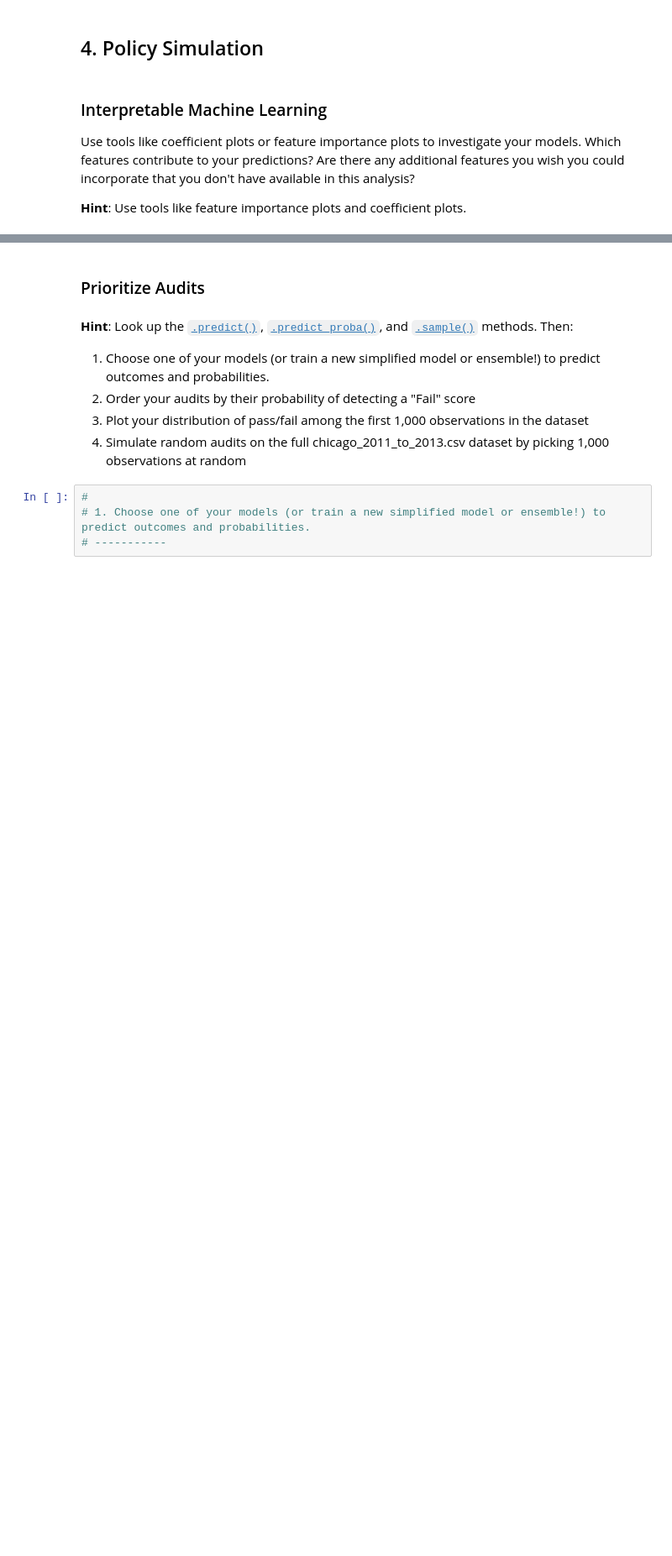
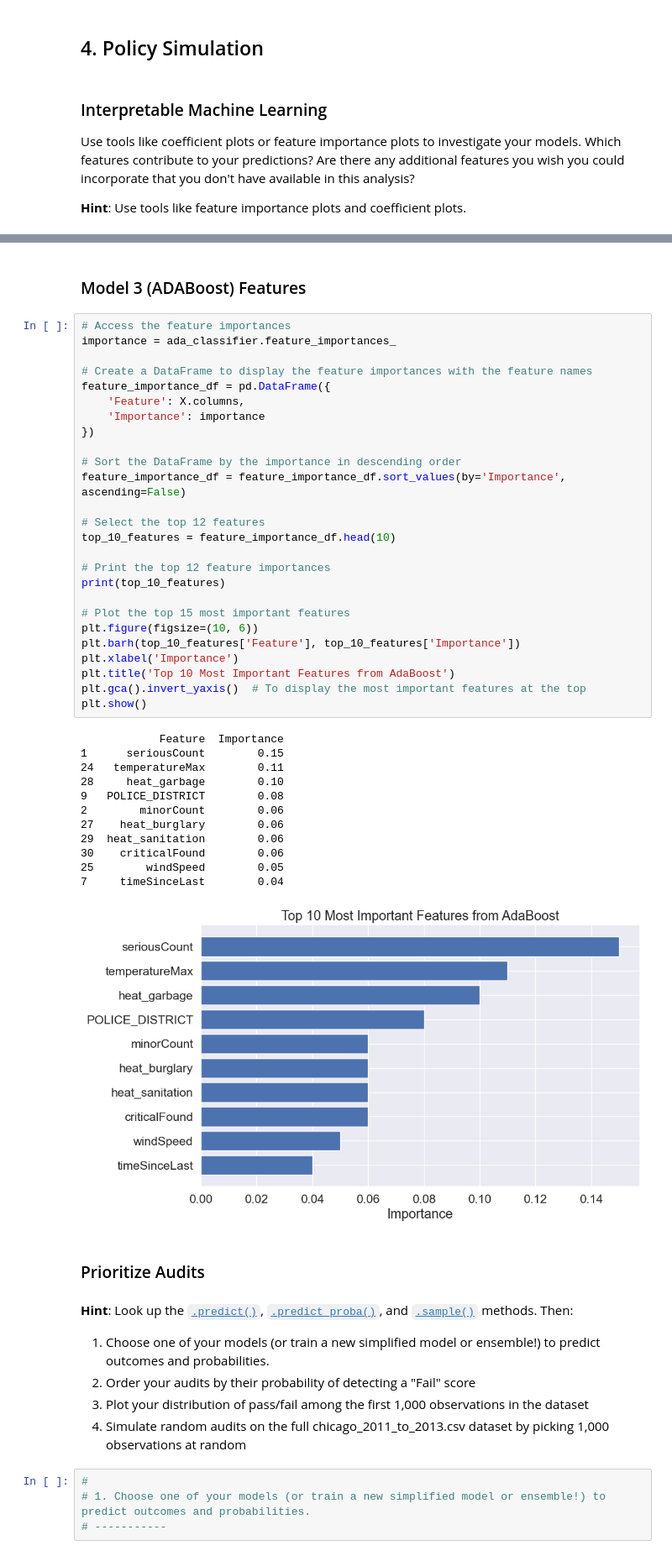
Before and after one commit to taylorgaldi/Computational-Social-Science-Projects, a Jupyter notebook: Project 3/Project 3 Work.ipynb, the cells around one changed output, grey strips where cells are left out. Shown at 84% size. Cells and saved outputs as stored; diff of their text form; blank space fills up the shorter version.

```diff
--- a/Project 3/Project 3 Work.ipynb
+++ b/Project 3/Project 3 Work.ipynb
@@ -783,3 +887,44 @@ chicago_inspections_2011_to_2013.columns
+# %% [markdown]
+### Model 3 (ADABoost) Features
+# %%
+# Access the feature importances
+importance = ada_classifier.feature_importances_
+
+# Create a DataFrame to display the feature importances with the feature names
+feature_importance_df = pd.DataFrame({
+    'Feature': X.columns,
+    'Importance': importance
+})
+
+# Sort the DataFrame by the importance in descending order
+feature_importance_df = feature_importance_df.sort_values(by='Importance', ascending=False)
+
+# Select the top 12 features
+top_10_features = feature_importance_df.head(10)
+
+# Print the top 12 feature importances
+print(top_10_features)
+
+# Plot the top 15 most important features
+plt.figure(figsize=(10, 6))
+plt.barh(top_10_features['Feature'], top_10_features['Importance'])
+plt.xlabel('Importance')
+plt.title('Top 10 Most Important Features from AdaBoost')
+plt.gca().invert_yaxis()  # To display the most important features at the top
+plt.show()
+# %% [output]
+            Feature  Importance
+1      seriousCount        0.15
+24   temperatureMax        0.11
+28     heat_garbage        0.10
+9   POLICE_DISTRICT        0.08
+2        minorCount        0.06
+27    heat_burglary        0.06
+29  heat_sanitation        0.06
+30    criticalFound        0.06
+25        windSpeed        0.05
+7     timeSinceLast        0.04
+[figure, added]
 # %% [markdown]
 ### Prioritize Audits
 # %% [markdown]
```
Also changed, not shown: parts of 45 cells of this notebook.
